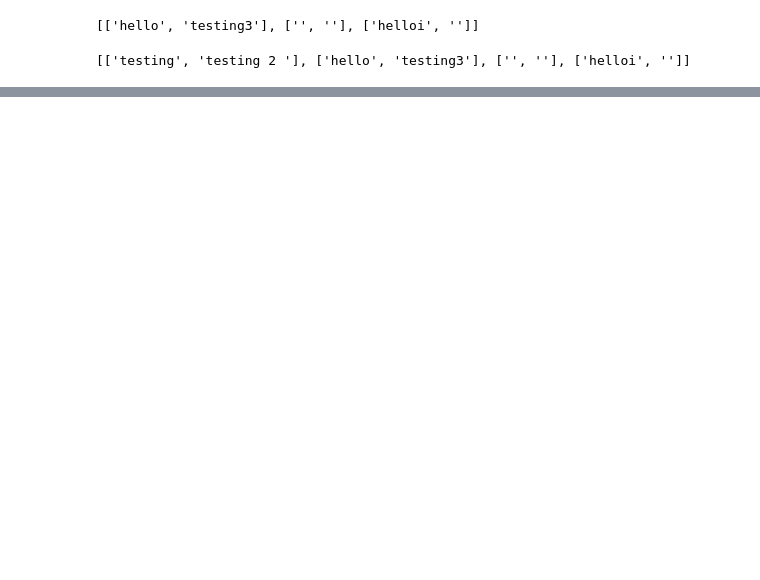
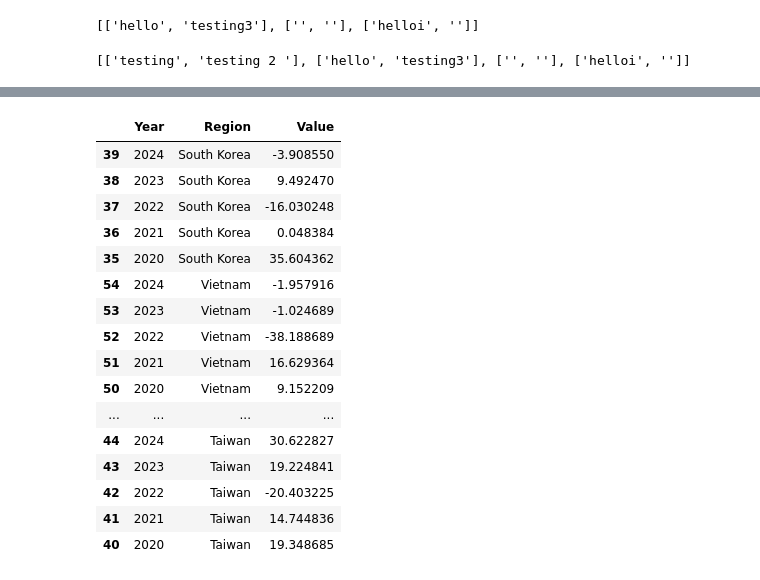
Before and after one commit to aizudeen11/cfm-nlp, a Jupyter notebook: to_gsheet/main.ipynb, the cells around one changed output, grey strips where cells are left out. Cells and saved outputs as stored; diff of their text form; code cells hidden in the pictures; blank space fills up the shorter version.

```diff
--- a/to_gsheet/main.ipynb
+++ b/to_gsheet/main.ipynb
@@ -83,0 +101,81 @@ You should consider upgrading via the 'c:\Users\Admin\OneDrive\Desktop\data scie
+# %%
+import datetime
+from pandasql import sqldf
+
+df2 = df.drop([0,1])
+df2.drop(columns=['Unnamed: 11', 'Unnamed: 12', '.T1'], inplace=True)
+df2.rename(columns={'Dec-2006': 'Vietnam', 'Region': 'Date'}, inplace=True)
+df2.reset_index(drop=True,inplace=True)
+df2 = df2.iloc[:df2['Date'].isna().idxmax()]
+df2 = df2.melt(id_vars="Date", var_name="Region", value_name="Value")
+df2["Date"] = pd.to_datetime(df2["Date"]) + pd.offsets.MonthEnd(0)
+df2["Year"] = df2["Date"].apply(lambda x: x.date().strftime("%Y"))
+df2["Date2"] = df2["Date"].apply(lambda x: x.date().strftime("%Y-%m"))
+year_now = datetime.date.today().year
+year2 = [str(x) for x in range(2020, year_now + 1)]
+country = df2["Region"].unique()
+df2 = sqldf(
+            f'select Date2 as Date, Year, Region, Value, row_number() over(partition by Region, Year order by Date2) as row_num from df2 where Year in ("{'", "'.join(year2)}")'
+        )
+df2 = df2.groupby("Year").apply(
+            lambda x: x[x["row_num"].isin([x["row_num"].min(), x["row_num"].max()])]
+        )
+year2 = df2['Year'].unique() ## add this in fx
+df2.reset_index(drop=True, inplace=True)
+df2.fillna(0, inplace=True)
+calc_country = dict()
+
+for x in country:
+    for y in year2:
+        if len(df2[(df2["Region"] == x) & (df2["Year"] == str(y))]) == 1:
+            continue
+        df_temp = df2[
+            (df2["Region"] == x)
+            & (df2["Year"] == str(y))
+        ]
+        denomi = float(
+            df_temp[(df_temp["row_num"] == df_temp["row_num"].min())
+            ]["Value"].values[0]
+        )
+        nomi = float(
+            df_temp[(df_temp["row_num"] == df_temp["row_num"].max())
+            ]["Value"].values[0]
+        )
+        calc = 0 if nomi == 0 and denomi == 0 else ((nomi / denomi) - 1) * 100
+        if calc_country.get(x) == None:
+            calc_country.update({x: {y: calc}})
+        else:
+            calc_country[x].update({y: calc})
+
+df3 = pd.DataFrame(calc_country).reset_index()
+df3 = df3.melt(id_vars="index", var_name="Region", value_name="Value").rename(
+    {"index": "Year"}, axis=1
+)
+region_sort = list(
+    df3[(df3["Year"] == df3["Year"].unique()[-1])].sort_values(
+        by="Value", ascending=False
+    )["Region"]
+)
+df3["Region"] = pd.Categorical(
+    df3["Region"], categories=region_sort, ordered=True
+)
+df3 = df3.sort_values(by=["Region", "Year"], ascending=False)
+df3
+# %% [output]
+|  | Year | Region | Value |
+| 39 | 2024 | South Korea | -3.908550 |
+| 38 | 2023 | South Korea | 9.492470 |
+| 37 | 2022 | South Korea | -16.030248 |
+| 36 | 2021 | South Korea | 0.048384 |
+| 35 | 2020 | South Korea | 35.604362 |
+| 54 | 2024 | Vietnam | -1.957916 |
+| 53 | 2023 | Vietnam | -1.024689 |
+| 52 | 2022 | Vietnam | -38.188689 |
+| 51 | 2021 | Vietnam | 16.629364 |
+| 50 | 2020 | Vietnam | 9.152209 |
+| ... | ... | ... | ... |
+| 44 | 2024 | Taiwan | 30.622827 |
+| 43 | 2023 | Taiwan | 19.224841 |
+| 42 | 2022 | Taiwan | -20.403225 |
+| 41 | 2021 | Taiwan | 14.744836 |
+| 40 | 2020 | Taiwan | 19.348685 |
```
Also changed, not shown: parts of 6 cells of this notebook, 4 other files.
